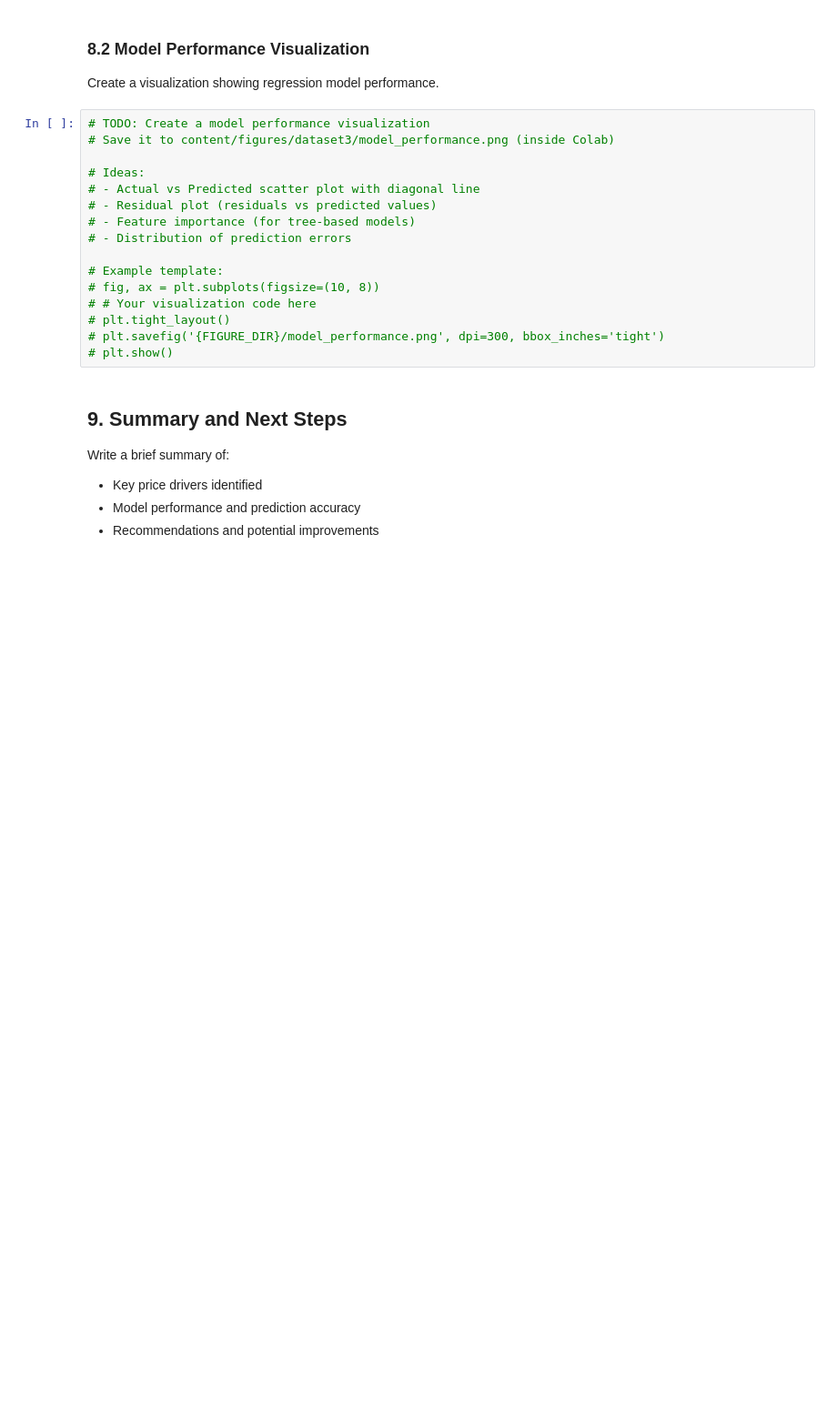
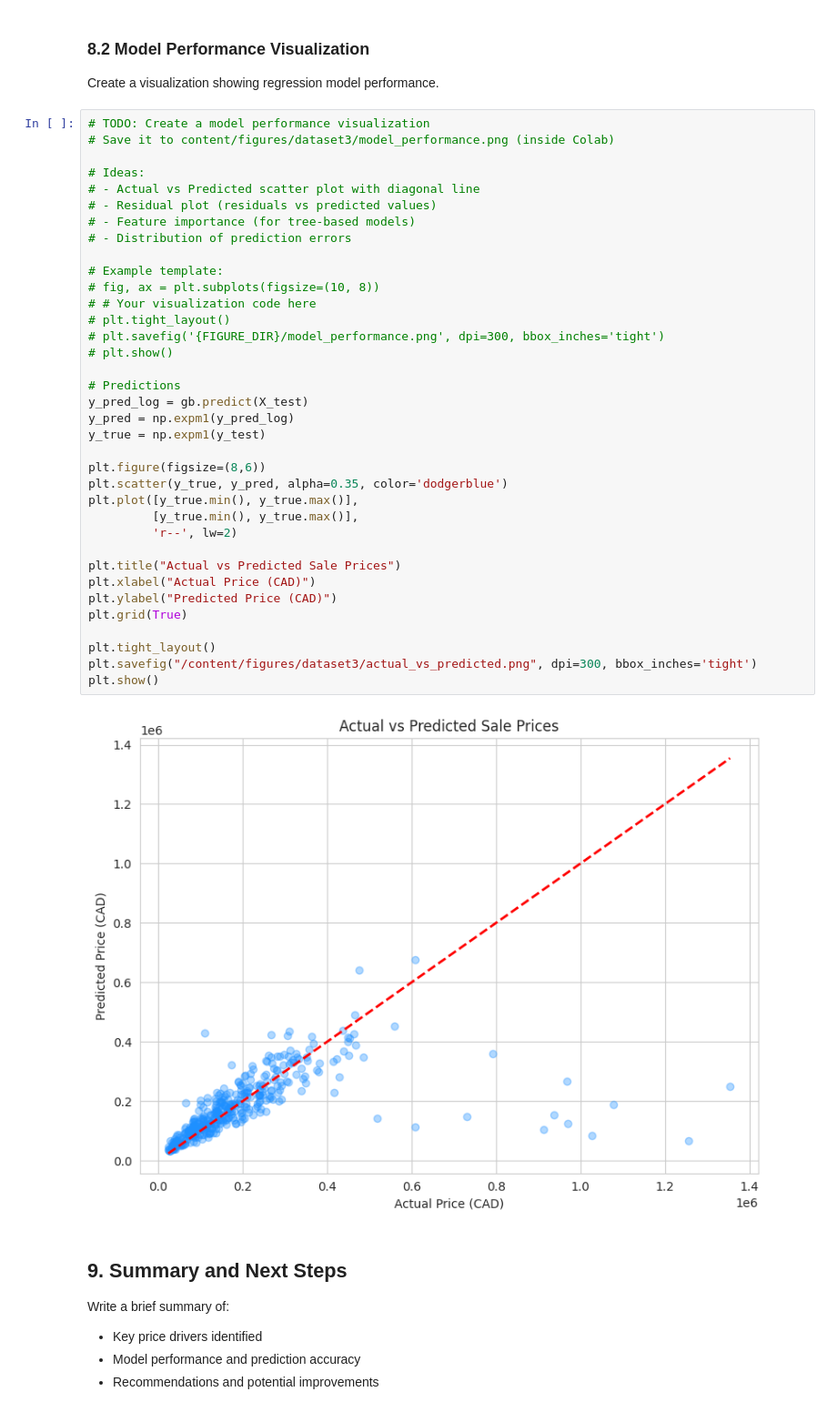
Before and after one commit to LiberteI/Supervised-Learning-Workshop, a Jupyter notebook: deliverable/03_dataset3.ipynb, the cells around one changed output. Shown at 91% size. Cells and saved outputs as stored; diff of their text form; blank space fills up the shorter version.

Commit message:
Performance evaluation visualisation created

```diff
--- a/deliverable/03_dataset3.ipynb
+++ b/deliverable/03_dataset3.ipynb
@@ -1006,19 +1006,41 @@ Create a visualization showing regression model performance.
 # %%
 # TODO: Create a model performance visualization
 # Save it to content/figures/dataset3/model_performance.png (inside Colab)
 
 # Ideas:
 # - Actual vs Predicted scatter plot with diagonal line
 # - Residual plot (residuals vs predicted values)
 # - Feature importance (for tree-based models)
 # - Distribution of prediction errors
 
 # Example template:
 # fig, ax = plt.subplots(figsize=(10, 8))
 # # Your visualization code here
 # plt.tight_layout()
 # plt.savefig('{FIGURE_DIR}/model_performance.png', dpi=300, bbox_inches='tight')
 # plt.show()
+
+# Predictions
+y_pred_log = gb.predict(X_test)
+y_pred = np.expm1(y_pred_log)
+y_true = np.expm1(y_test)
+
+plt.figure(figsize=(8,6))
+plt.scatter(y_true, y_pred, alpha=0.35, color='dodgerblue')
+plt.plot([y_true.min(), y_true.max()],
+         [y_true.min(), y_true.max()],
+         'r--', lw=2)
+
+plt.title("Actual vs Predicted Sale Prices")
+plt.xlabel("Actual Price (CAD)")
+plt.ylabel("Predicted Price (CAD)")
+plt.grid(True)
+
+plt.tight_layout()
+plt.savefig("/content/figures/dataset3/actual_vs_predicted.png", dpi=300, bbox_inches='tight')
+plt.show()
+# %% [output]
+[figure, added]
 # %% [markdown]
 ## 9. Summary and Next Steps
 
```
